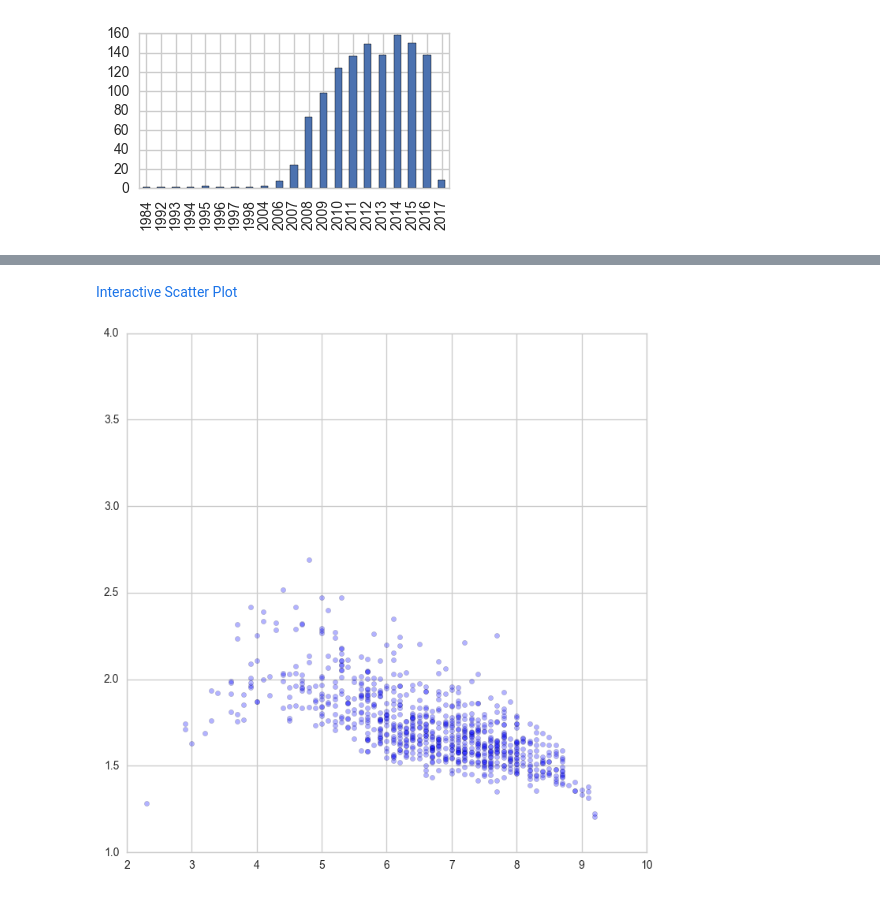
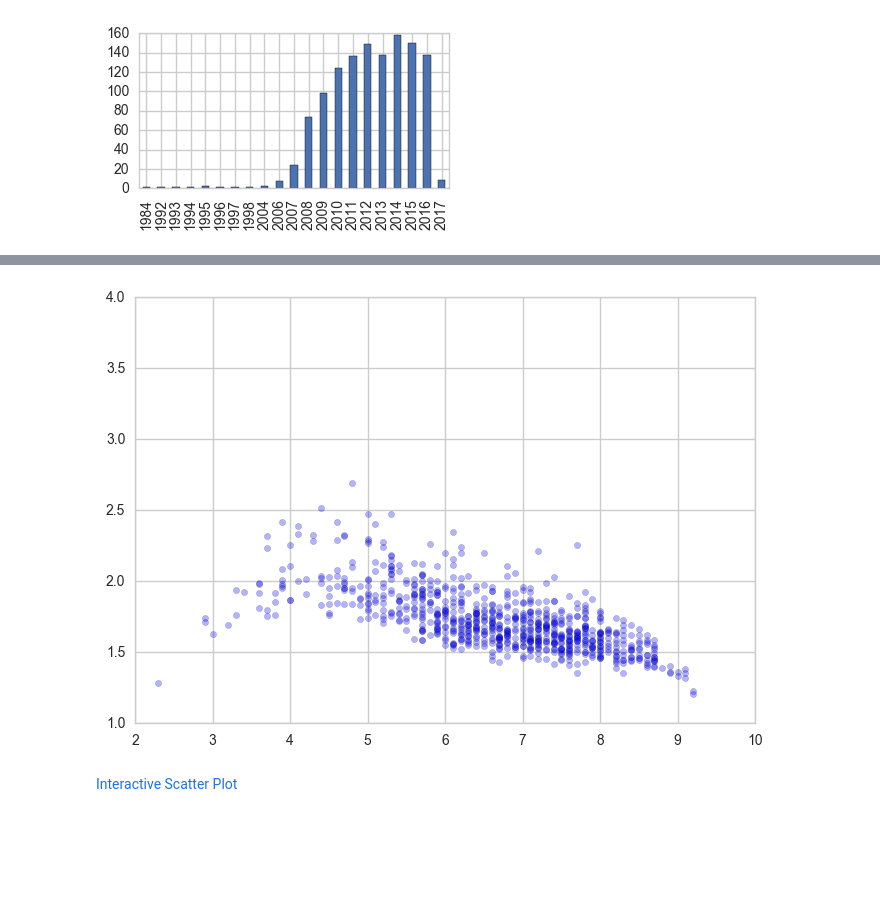
Before and after one commit to cqcn1991/movie-compare, a Jupyter notebook: movie2.ipynb, the cells around one changed output, grey strips where cells are left out. Cells and saved outputs as stored; diff of their text form; code cells hidden in the pictures; blank space fills up the shorter version.

```diff
--- a/movie2.ipynb
+++ b/movie2.ipynb
@@ -141,9 +160,9 @@ df['std'].hist(alpha=0.5, figsize=(4,2))
 # %%
 fig, ax = plt.subplots()
 scatter_plot = ax.scatter(df.db_rating, df['std'], alpha=0.3)
-ax.set_xlim([2,10])
-ax.set_ylim([1,4])
+ax.axis([2,10,1,4])
+plt.show()
 turn_scatter_into_interactive(fig, scatter_plot, df, 'popular.html', show_ratings_num=False)
 # %% [output]
+[figure, new version]
 Interactive Scatter Plot
-[figure, old version]
```
Also changed, not shown: parts of 28 cells of this notebook, 7 other files.
